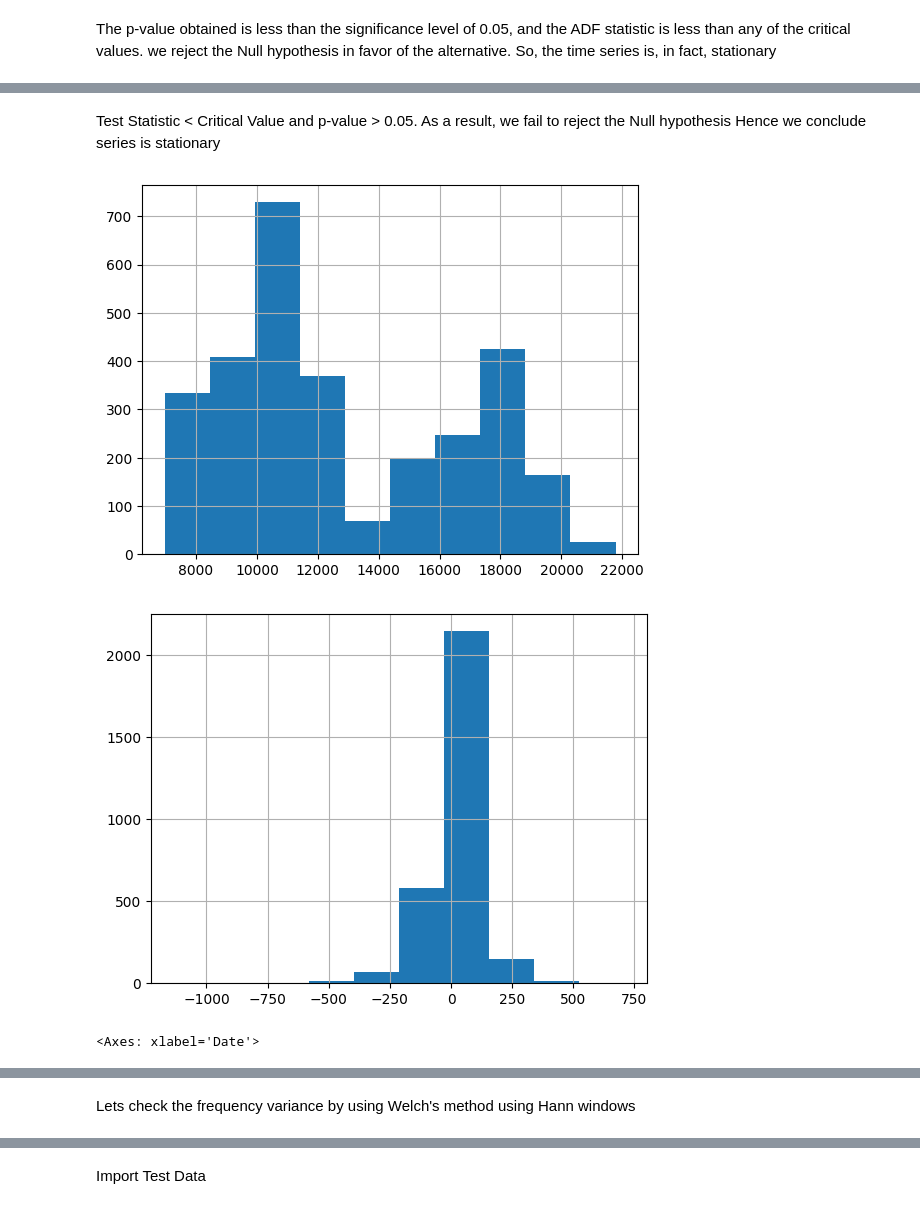
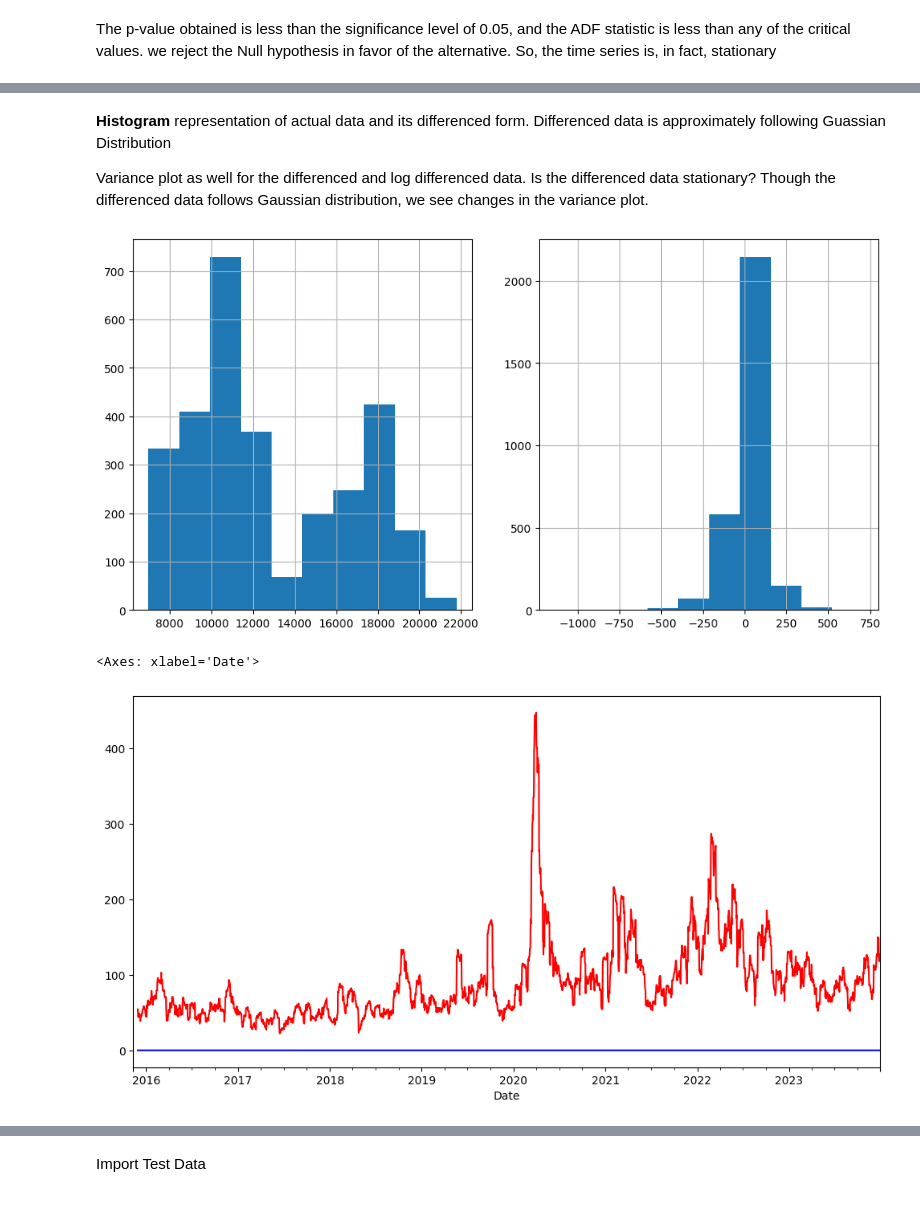
Before and after one commit to aymuos/masters-practise-repo, a Jupyter notebook: TSA_Nifty_50_Project.ipynb, the cells around one changed output, grey strips where cells are left out. Drawn from its saved outputs; the diff is of its cells as text; code cells hidden in the pictures.

```diff
--- a/TSA_Nifty_50_Project.ipynb
+++ b/TSA_Nifty_50_Project.ipynb
@@ -27,13 +45,13 @@ from statsforecast import StatsForecast
 # %%
-### Reading the training data using pandas
-### Setting date as the index field
-
-df = pd.read_csv('NIFTY_50_2015-2023.csv')
+# Generate or load your dataset
+url='https://drive.google.com/file/d/16h5NCff5s-2V9lwksc9aCEKJIAn2Znyv/view?usp=drive_link'
+url='https://drive.google.com/uc?id=' + url.split('/')[-2]
+df = pd.read_csv(url)
+# df = pd.read_csv('NIFTY_50_2015-2023.csv')
 df['Date'] = pd.to_datetime(df['Date'], format='mixed')
 df['Date'] = pd.to_datetime(df['Date'])
 df.set_index('Date', inplace=True)
 
-
 df.head()
 # %% [output]
 |  | Open | High | Low | Close | Shares Traded | Turnover (? Cr) |
@@ -128,18 +153,14 @@ But before we go, lets plot seasonal adjusted timeseries and differenced timeser
 # %%
 # Seasonal adjustment
-# seasonal_res = seasonal_decompose(final_data['Close'], model='additive', period=7)
-# df['Seasonal_Adjusted'] = seasonal_res.resid
-
-df['Seasonal_Adjusted'] = df['Close'].diff(periods=12).dropna()
+df['Seasonal_Adjusted'] = df['Close'].diff(periods=7).dropna() ## An integer that controls the number of periods over which the difference is calculated.
 
 # Differencing
 df['Differenced'] = df['Close'].diff().dropna()
 
 # Log Differencing
-
 df['Log_Differenced'] = np.log(df['Close']/df['Close'].shift(1)).dropna()
 
-df.head()
+df.head(10)
 # %% [output]
 |  | Fin_Dt | Open | High | Low | Close | Shares Traded | Turnover (? Cr) | Seasonal_Adjusted | ... |
 | Date |  |  |  |  |  |  |  |  | ... |
@@ -277,22 +241,30 @@ look-up table. The actual p-value is greater than the p-value returned.
-# %% [markdown]
-Test Statistic < Critical Value and p-value > 0.05. As a result, we fail to reject the Null hypothesis Hence we conclude series is stationary
+# %% [markdown]
+**Histogram** representation of actual data and its differenced form.
+Differenced data is approximately following Guassian Distribution
+
+Variance plot as well for the differenced and log differenced data. Is the differenced data stationary? Though the differenced data follows Gaussian distribution, we see changes in the variance plot.
+# %%
+plt.figure(figsize=(12, 6))
+
+## Histogram of the Original data
+
+plt.subplot(1,2,1)
+final_data['Close'].hist()
+
+## Histogram of the Differenced data
+
+plt.subplot(1,2,2)
+df['Differenced'].dropna().hist()
+plt.show()
+# %% [output]
+[figure, added]
 # %%
-final_data['Close'].hist()
-plt.show()
-
-df['Differenced'].dropna().hist()
-plt.show()
-
-## Differenced data is approximately following Guassian Distrubution
-
 ## Now lets check how is the variance. Is the differenced data stationary or not
-
+plt.figure(figsize=(12, 6))
 # add the 20 day rolling standard deviation:
-df['Differenced'].dropna().rolling(window=20).std().plot(style='b')
-
-# add the 20 day rolling standard deviation:
-df['Log_Differenced'].dropna().rolling(window=20).std().plot(style='r')
+df['Differenced'].dropna().rolling(window=20).std().plot(style='r')
+df['Log_Differenced'].dropna().rolling(window=20).std().plot(style='b')
+# So the Variance changing over time.
 # %% [output]
+<Axes: xlabel='Date'>
-[figure, old version]
+[figure, new version]
-[figure, removed]
-<Axes: xlabel='Date'>
@@ -300,2 +270,0 @@ df['Log_Differenced'].dropna().rolling(window=20).std().plot(style='r')
-# %% [markdown]
-Lets check the frequency variance by using Welch's method using Hann windows
```
Also changed, not shown: parts of 30 cells of this notebook.
